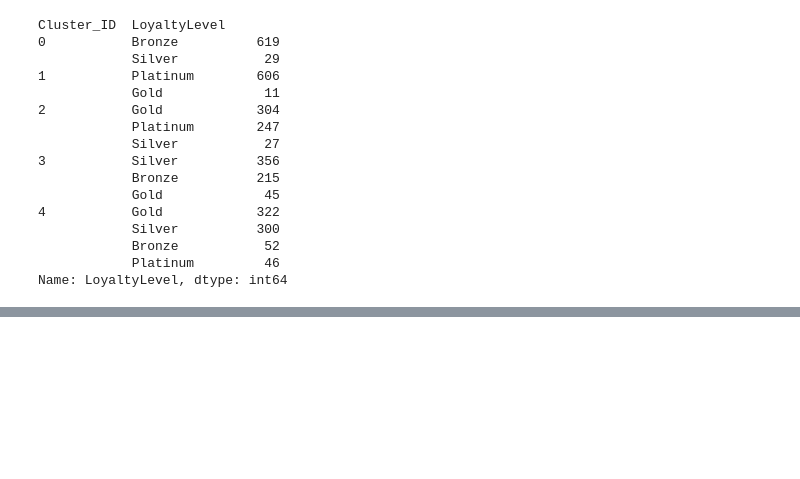
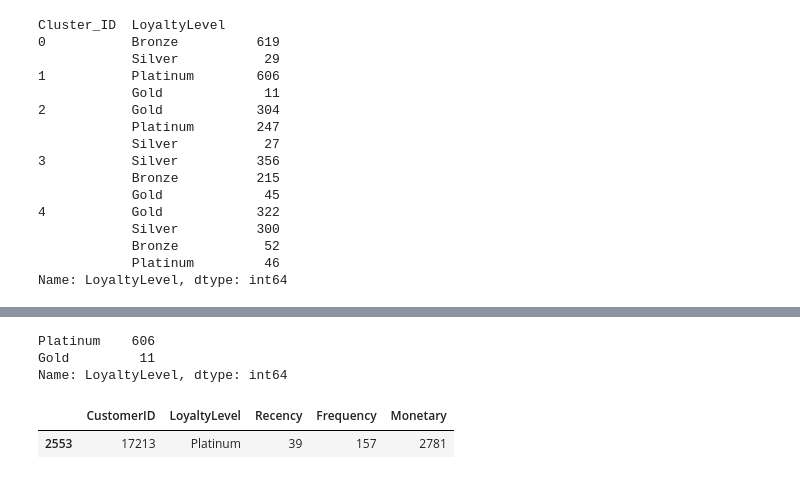
Before and after one commit to Mano1498/Customer_Segmentation, a Jupyter notebook: Customer_segment(Kmeans).ipynb, the cells around one changed output, grey strips where cells are left out. Cells and saved outputs as stored; diff of their text form; code cells hidden in the pictures; blank space fills up the shorter version.

```diff
--- a/Customer_segment(Kmeans).ipynb
+++ b/Customer_segment(Kmeans).ipynb
@@ -191,0 +215,11 @@ Name: LoyaltyLevel, dtype: int64
+# %%
+c1["LoyaltyLevel"].value_counts()
+# %% [output]
+Platinum    606
+Gold         11
+Name: LoyaltyLevel, dtype: int64
+# %%
+c1[c1['Monetary'] == 2781]
+# %% [output]
+|  | CustomerID | LoyaltyLevel | Recency | Frequency | Monetary |
+| 2553 | 17213 | Platinum | 39 | 157 | 2781 |
```
Also changed, not shown: parts of 9 cells of this notebook.
